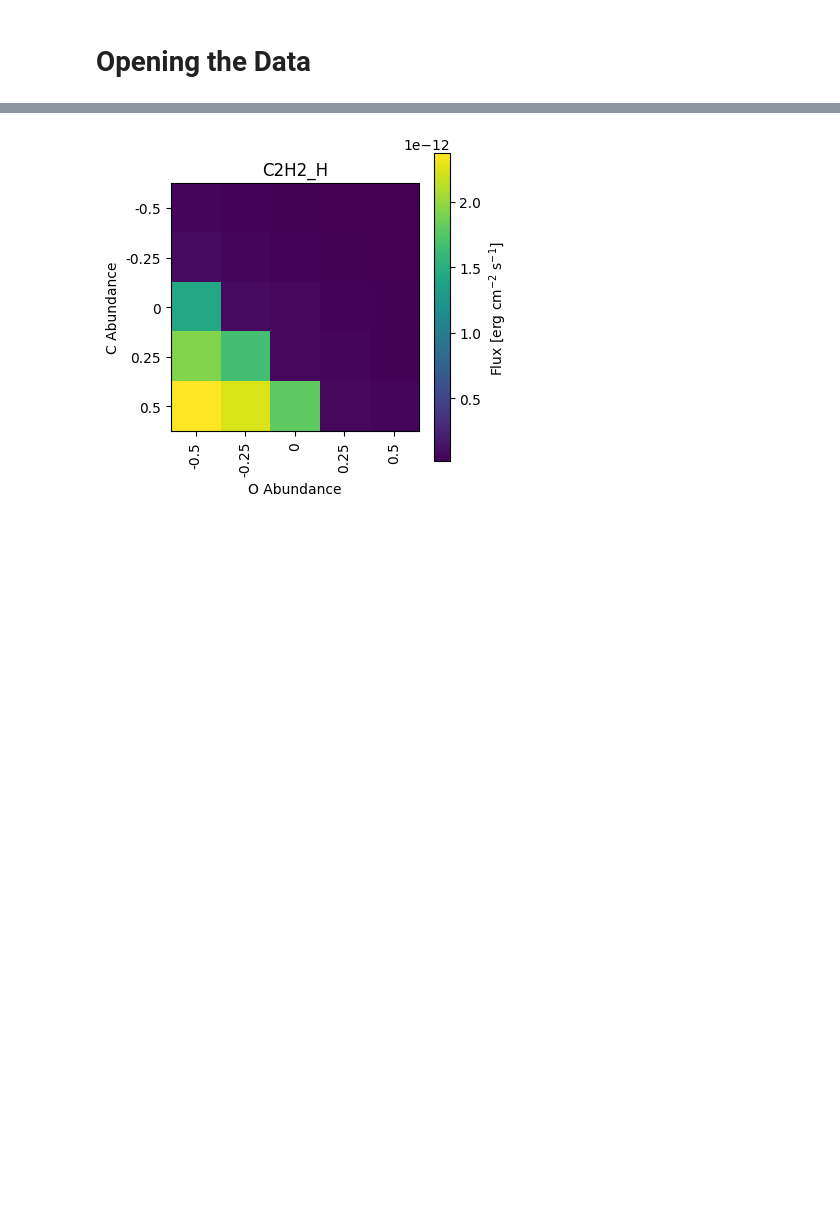
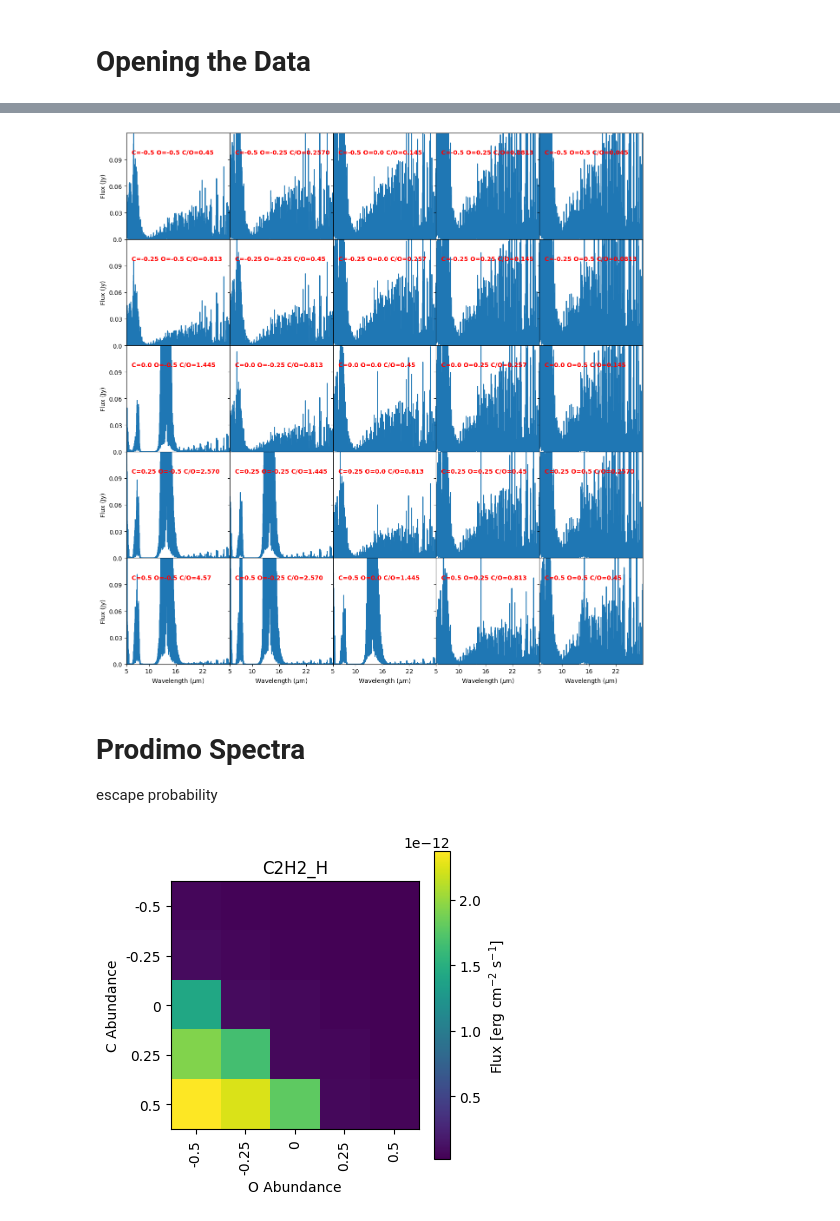
Before and after one commit to nielsklerk/BRP, a Jupyter notebook: DataAnalysis.ipynb, the cells around one changed output, grey strips where cells are left out. Cells and saved outputs as stored; diff of their text form; code cells hidden in the pictures; blank space fills up the shorter version.

```diff
--- a/DataAnalysis.ipynb
+++ b/DataAnalysis.ipynb
@@ -158,8 +158,3 @@ def calc_flux(wl, flux, wlrange):
     return total_flux(wl[mask], flux[mask])
 # %% [markdown]
 # Opening the Data
-# %%
-# Open the data
-with open('ModelData.pkl', 'rb') as f:
-    df = pickle.load(f)
-df.head()
@@ -189,0 +161,5 @@ for specie in species:
+# %%
+# Open the data
+with open('FLiTsData1000.pkl', 'rb') as f:
+    df = pickle.load(f)
+df.head()
@@ -189,0 +174,7 @@ for specie in species:
+# %%
+plot_FLiTs_spec(df)
+# %% [output]
+[figure, added]
+# %% [markdown]
+# Prodimo Spectra
+escape probability
```
Also changed, not shown: parts of 15 cells of this notebook, 5 other files.
